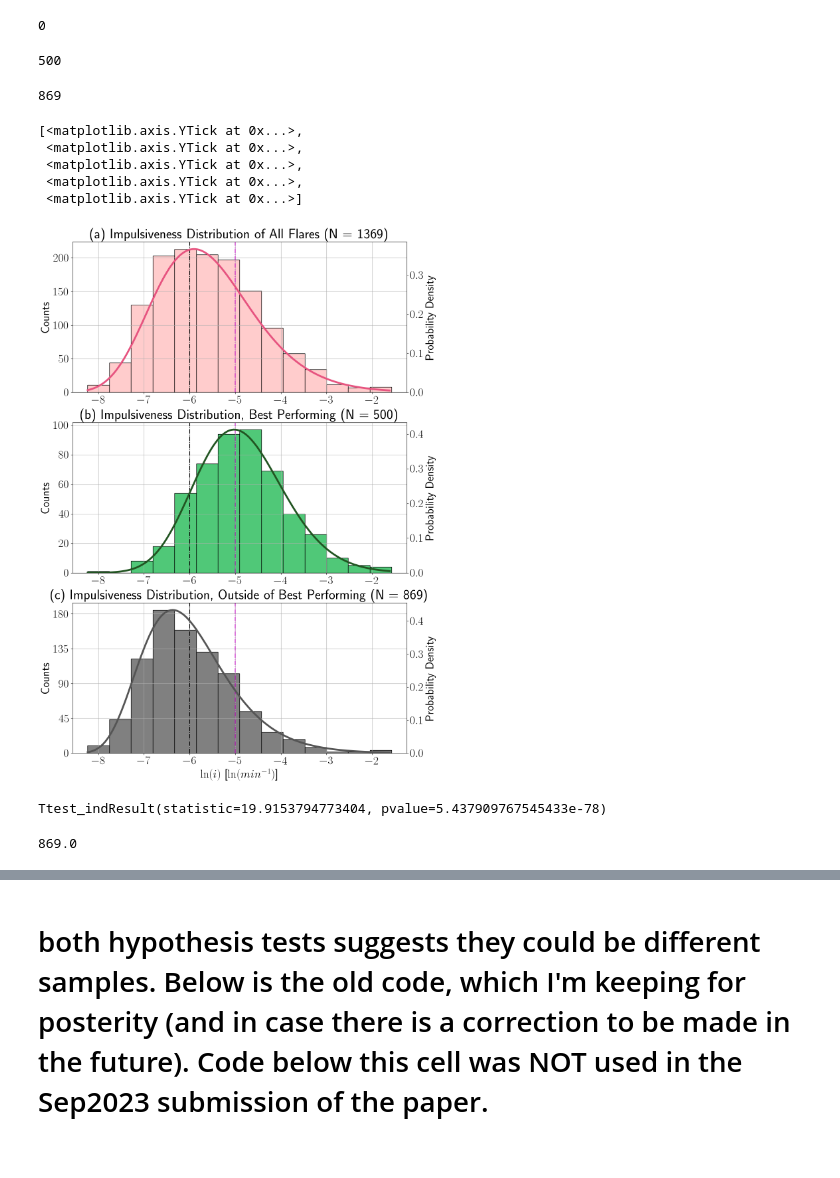
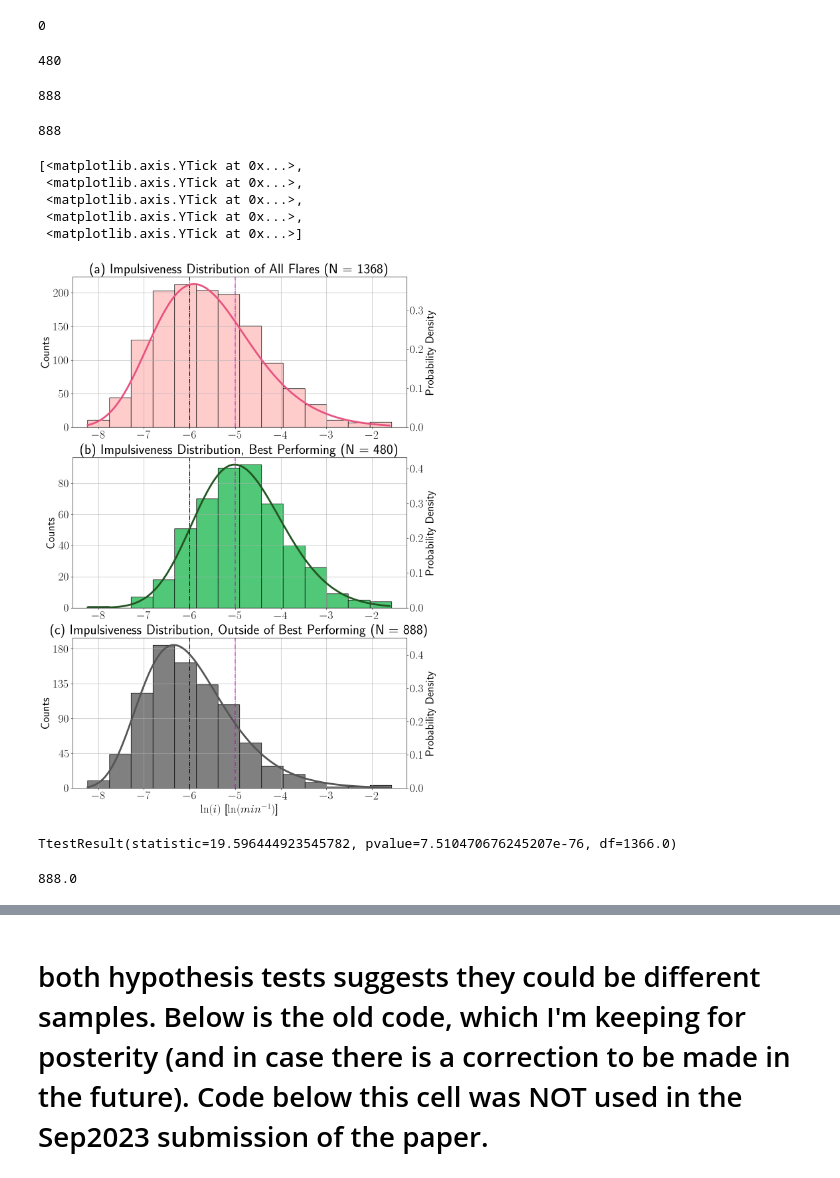
Before and after one commit to coletamburri2112/imp_dev, a Jupyter notebook: fit_imp_distribution_relative.ipynb, the cells around one changed output, grey strips where cells are left out. Saved outputs shown, nothing was run; the diff lists cells and outputs as text; code cells hidden in the pictures.

Commit message:
Changes to statistical section using different selection of flares, January 2024 (second reviewer response)

```diff
--- a/fit_imp_distribution_relative.ipynb
+++ b/fit_imp_distribution_relative.ipynb
@@ -11,7 +11,7 @@ from scipy.stats import norm
 from scipy.stats import lognorm
 # %%
 # import list of best-performing flares
-filename = '/Users/coletamburri/Desktop/Impulsiveness_Paper/imp_dev/all_and_best_Sep_2023.mat'
+filename = '/Users/coletamburri/Desktop/Impulsiveness_Paper/imp_dev/all_and_best_Jan_2024_alt.mat'
 dat = sio.loadmat(filename)
 # %%
 plt.rcParams['text.usetex']=True
@@ -341,11 +311,11 @@ edges2 = np.linspace(min(all_imp_nonan),max(all_imp_nonan),num=151)
 # check numbers in best flares and not included in best-performing
 len(best_imp_nonan)
 # %% [output]
-500
+480
 # %%
 len(not_best_imp_nonan)
 # %% [output]
-869
+888
 # %%
 # define function to be used later
 def newscale(arr,newmax):
@@ -355,6 +325,10 @@ def newscale(arr,newmax):
     for i in range(len(arr)):
         newarr[i] = ((arr[i]-minimum)/(maximum-minimum))*newmax
     return newarr
+# %%
+len(not_best_imp_nonan)
+# %% [output]
+888
 # %%
 fig,[ax1,ax2,ax3] = plt.subplots(3,1,figsize = [13,20])
 f = ax2.hist(best_imp_nonan,bins=edges,facecolor='#50C878',edgecolor='black')
@@ -375,47 +349,47 @@ ax3.grid()
 ax1.grid()
 
 
-ax2.set_title('(b) Impulsiveness Distribution, Best Performing (N = 500)',font='Tahoma',fontsize=30,fontweight='bold')
-ax3.set_title('(c) Impulsiveness Distribution, Outside of Best Performing (N = 869)',font='Tahoma',fontsize=30,fontweight='bold')
-ax1.set_title('(a) Impulsiveness Distribution of All Flares (N = 1369)',font='Tahoma',fontsize=30,fontweight='bold')
+ax2.set_title('(b) Impulsiveness Distribution, Best Performing (N = 480)',font='Tahoma',fontsize=30,fontweight='bold')
+ax3.set_title('(c) Impulsiveness Distribution, Outside of Best Performing (N = 888)',font='Tahoma',fontsize=30,fontweight='bold')
+ax1.set_title('(a) Impulsiveness Distribution of All Flares (N = 1368)',font='Tahoma',fontsize=30,fontweight='bold')
 ax2.tick_params(axis='both', which='major', labelsize=25)
 ax3.tick_params(axis='both', which='major', labelsize=25)
 ax1.tick_params(axis='both', which='major', labelsize=25)
 ax2_0.tick_params(axis='both', which='major', labelsize=25)
 ax3_0.tick_params(axis='both', which='major', labelsize=25)
 ax1_0.tick_params(axis='both', which='major', labelsize=25)
 # ax1_0.set_ylim([0,0.645])
 # ax2_0.set_ylim([0,0.58])
 # ax3_0.set_ylim([0,0.7])
 ax1_0.set_ylim(bottom=0)
 ax2_0.set_ylim(bottom=0)
 ax3_0.set_ylim(bottom=0)
 ax2.set_ylabel('Counts',fontsize=25)
 ax3.set_ylabel('Counts',fontsize=25)
 ax1.set_ylabel('Counts',fontsize=25)
 ax2_0.set_ylabel('Probability Density',fontsize=25)
 ax3_0.set_ylabel('Probability Density',fontsize=25)
 ax1_0.set_ylabel('Probability Density',fontsize=25)
 ax3.set_xlabel('$\ln(i)$ [$\ln(min^{-1})$]',fontsize=25)
 ax1.axvline(-6,c='k',ls='dashdot')
 ax1.axvline(-5,c='m',ls='dashdot')
 ax2.axvline(-6,c='k',ls='dashdot')
 ax2.axvline(-5,c='m',ls='dashdot')
 ax3.axvline(-6,c='k',ls='dashdot')
 ax3.axvline(-5,c='m',ls='dashdot')
 ax3.set_yticks(np.linspace(0,180,5))
 # %% [output]
 [<matplotlib.axis.YTick at 0x...>,
  <matplotlib.axis.YTick at 0x...>,
  <matplotlib.axis.YTick at 0x...>,
  <matplotlib.axis.YTick at 0x...>,
  <matplotlib.axis.YTick at 0x...>]
-[figure, old version]
+[figure, new version]
 # %%
 # students t test
 stats.ttest_ind(best_imp_nonan,not_best_imp_nonan,alternative='greater')
 # %% [output]
-Ttest_indResult(statistic=19.9153794773404, pvalue=5.437909767545433e-78)
+TtestResult(statistic=19.596444923545782, pvalue=7.510470676245207e-76, df=1366.0)
 # %%
 # ks test comparison:
 
@@ -437,7 +411,7 @@ for i in range(len(bestpdf)-1):
 # %%
 sum(g[0])
 # %% [output]
-869.0
+888.0
 # %%
 fig,ax= plt.subplots()
 plt.plot(notbestcdf,'')
```
Also changed, not shown: parts of 12 cells of this notebook, 10 other files.
